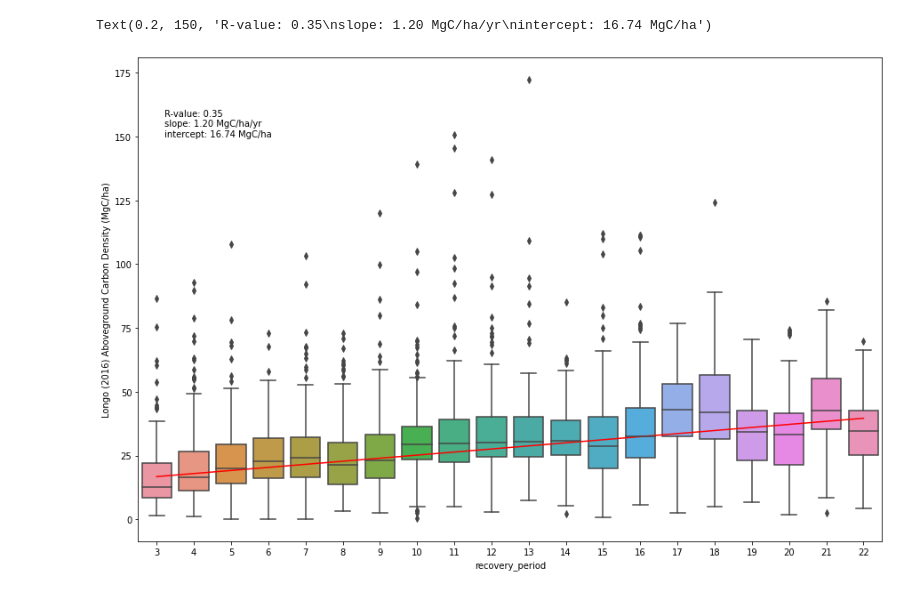
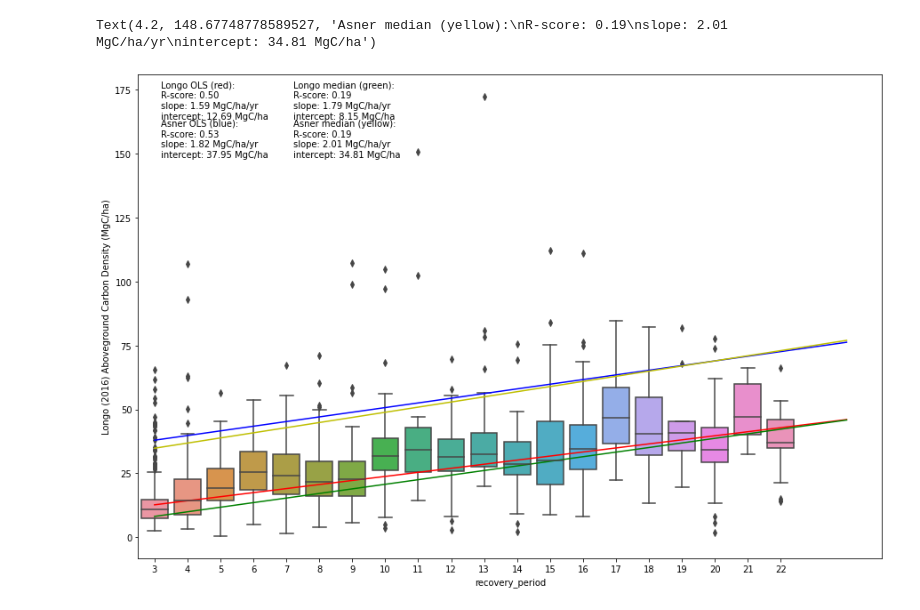
Before and after one commit to ameliaholcomb/biomass-recovery, a Jupyter notebook: notebooks/25-ah2174-als-recovery-analysis.ipynb, the cells around one changed output. Cells and saved outputs as stored; diff of their text form; code cells hidden in the pictures.

```diff
--- a/notebooks/25-ah2174-als-recovery-analysis.ipynb
+++ b/notebooks/25-ah2174-als-recovery-analysis.ipynb
@@ -82,0 +29,6 @@ print(gedi_data)
+# %%
+als = pd.concat([
+    pd.read_feather(constants.PAISAGENSLIDAR_PATH / 'paisagenslidar_recovery_analysis_extended_qf.feather'),
+    pd.read_feather(constants.EBALIDAR_PATH / 'eba_recovery_analysis_extended_qf.feather')
+])
+als
@@ -149,4 +110,0 @@ NameError: name 'eba_data' is not defined
-# %%
-lin_chm_med = linregress(quality_eba.recovery_period, quality_eba.chm_med)
-lin_acd_longo2016 = linregress(quality_eba.recovery_period, quality_eba.acd_longo2016)
-lin_acd_asner2014 = linregress(quality_eba.recovery_period, quality_eba.acd_asner2014)
@@ -168,15 +111,41 @@ Text(0.2, 25.2, 'R-score: 0.38\nslope: 0.24 m/yr\nintercept: 6.75 m')
-# %%
-plt.figure(2, (15,10))
-ax = sns.boxplot(x="recovery_period", y="acd_longo2016", data=quality_eba)
-ax.set_ylabel("Longo (2016) Aboveground Carbon Density (MgC/ha)")
-xs = range(0, 20)
-ax.plot(xs, lin_acd_longo2016.intercept + lin_acd_longo2016.slope * xs, 'r')
-text_label = (
-    "R-score: {0:.2f}\n"
-    "slope: {1:.2f} MgC/ha/yr\n"
-    "intercept: {2:.2f} MgC/ha").format(
-        lin_acd_longo2016.rvalue, lin_acd_longo2016.slope, lin_acd_longo2016.intercept)
-ax.text(x=0.2, y=150, s=text_label)
-# %% [output]
-Text(0.2, 150, 'R-value: 0.35\nslope: 1.20 MgC/ha/yr\nintercept: 16.74 MgC/ha')
-[figure, removed]
+# %%
+plt.figure(2, (15,10))
+max = quality_als.acd_longo2016.max()
+ax = sns.boxplot(x="recovery_period", y="acd_longo2016", data=quality_als)
+ax.set_ylabel("Longo (2016) Aboveground Carbon Density (MgC/ha)")
+xs = range(0, 22)
+ax.plot(xs, lin_acd_longo2016.intercept + lin_acd_longo2016.slope * xs, 'r')
+ax.plot(xs, lin_acd_asner2014.intercept + lin_acd_asner2014.slope * xs, 'b')
+ax.plot(xs, median_longo2016[1] + median_longo2016[4] * xs, 'g')
+ax.plot(xs, median_asner2014[1] + median_asner2014[4] * xs, 'y')
+text_label = (
+    'Longo OLS (red):\n'
+    "R-score: {0:.2f}\n"
+    "slope: {1:.2f} MgC/ha/yr\n"
+    "intercept: {2:.2f} MgC/ha").format(
+        lin_acd_longo2016.rvalue, lin_acd_longo2016.slope, lin_acd_longo2016.intercept)
+ax.text(x=0.2, y=max*0.95, s=text_label)
+text_label = (
+    'Asner OLS (blue):\n'
+    "R-score: {0:.2f}\n"
+    "slope: {1:.2f} MgC/ha/yr\n"
+    "intercept: {2:.2f} MgC/ha").format(
+        lin_acd_asner2014.rvalue, lin_acd_asner2014.slope, lin_acd_asner2014.intercept)
+ax.text(x=0.2, y=max*0.95 - 15, s=text_label)
+text_label = (
+    'Longo median (green):\n'
+    "R-score: {0:.2f}\n"
+    "slope: {1:.2f} MgC/ha/yr\n"
+    "intercept: {2:.2f} MgC/ha").format(
+        median_longo2016[7], median_longo2016[4], median_longo2016[1])
+ax.text(x=4.2, y=max*0.95, s=text_label)
+text_label = (
+    'Asner median (yellow):\n'
+    "R-score: {0:.2f}\n"
+    "slope: {1:.2f} MgC/ha/yr\n"
+    "intercept: {2:.2f} MgC/ha").format(
+        median_asner2014[7], median_asner2014[4], median_asner2014[1])
+ax.text(x=4.2, y=max*0.95 - 15, s=text_label)
+# %% [output]
+Text(4.2, 148.67748778589527, 'Asner median (yellow):\nR-score: 0.19\nslope: 2.01 MgC/ha/yr\nintercept: 34.81 MgC/ha')
+[figure, added]
```
Also changed, not shown: parts of 14 cells of this notebook.
